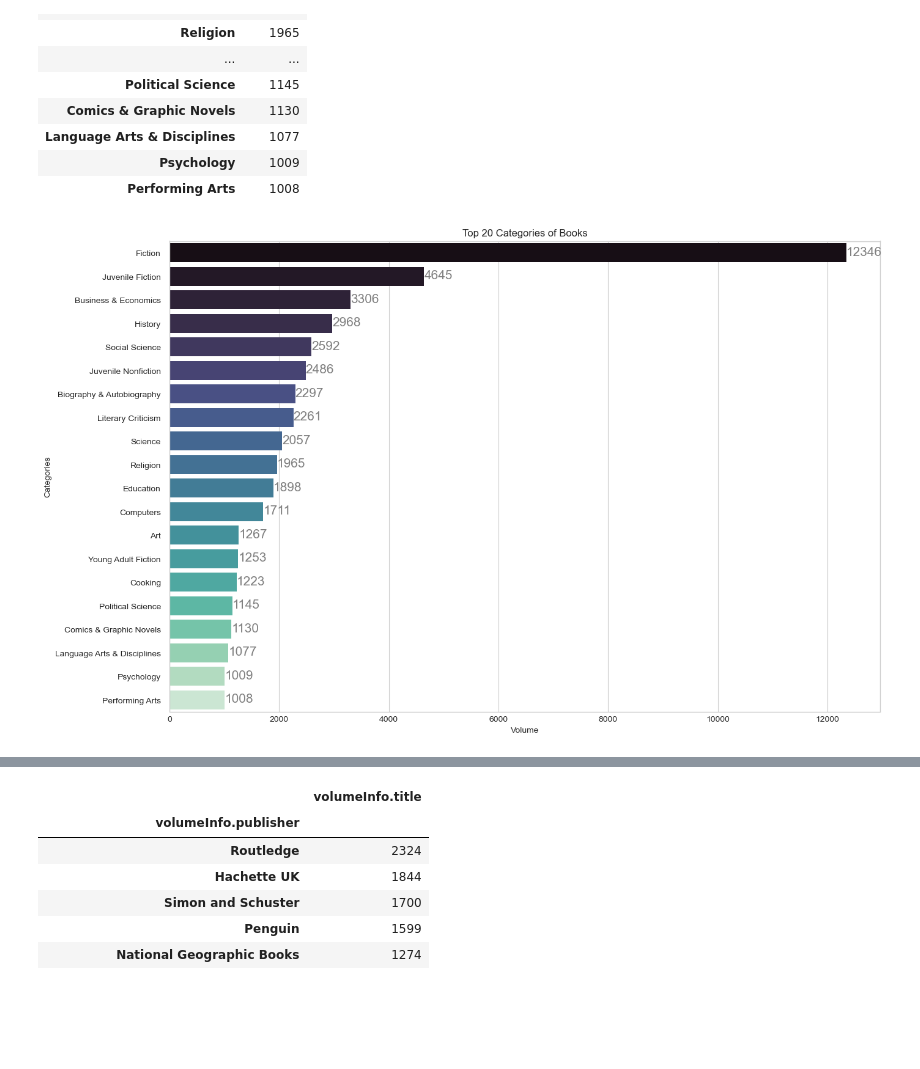
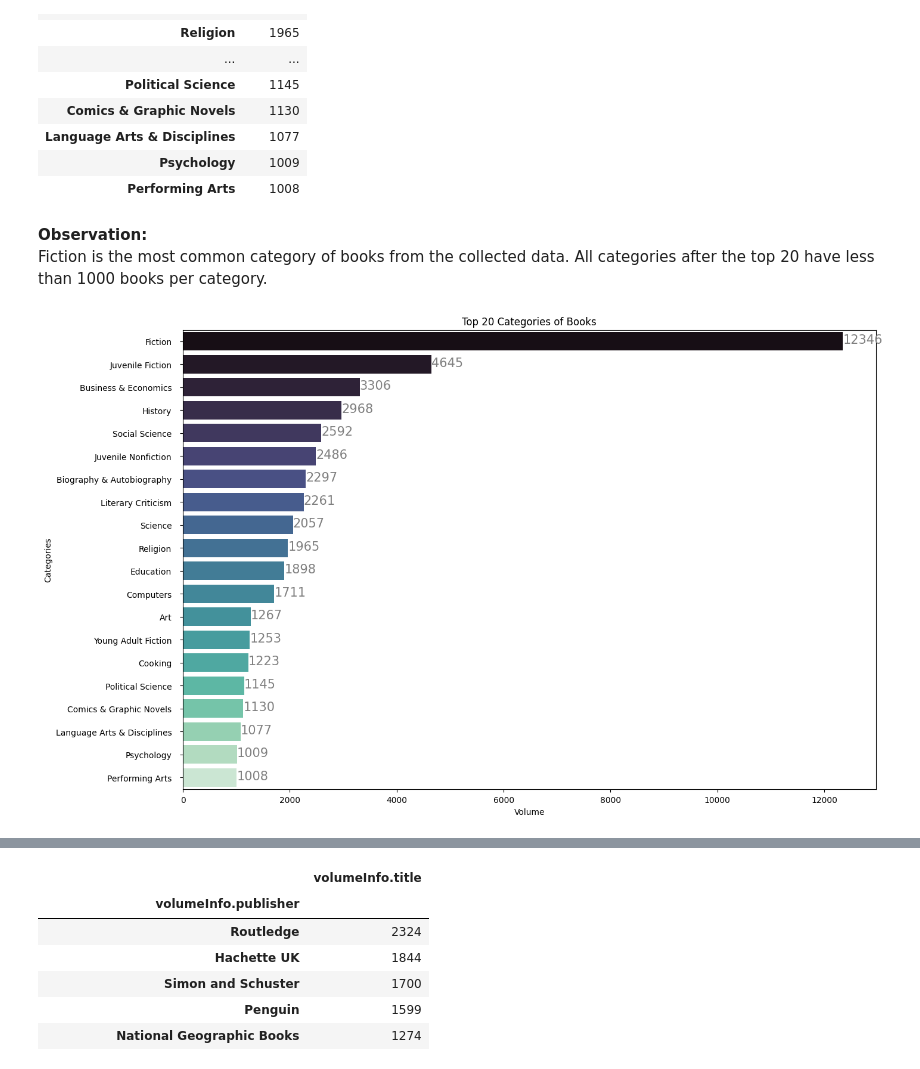
Before and after one commit to hilarylimyuxuan/Book-Recommendation-System, a Jupyter notebook: Book Recommendation System - Google Book.ipynb, the cells around one changed output, grey strips where cells are left out. Drawn from its saved outputs; the diff is of its cells as text; code cells hidden in the pictures; blank space fills up the shorter version.

```diff
--- a/Book Recommendation System - Google Book.ipynb
+++ b/Book Recommendation System - Google Book.ipynb
@@ -1012,10 +986,0 @@ Observation: Based on the bar chart, it is observed that 'Unbroken' and 'Saga' h
-# %%
-plt.style.use('seaborn-whitegrid')
-plt.figure(figsize=(10, 10))
-
-data = top_fifteen_books.sort_values(by='volumeInfo.averageRating', ascending=False).head(15)
-gr = sns.barplot(x="volumeInfo.averageRating", y="volumeInfo.title", data=data, palette="plasma")
-
-for i in gr.patches:
-    gr.text(i.get_width() + .05, i.get_y() + 0.5, str(i.get_width()), fontsize = 10, color = 'k')
-plt.show()
@@ -1095,19 +1014,20 @@ categories_df.head(20)
 | Language Arts & Disciplines | 1077 |
 | Psychology | 1009 |
 | Performing Arts | 1008 |
+# %% [markdown]
+**Observation:**
+<br/>
+Fiction is the most common category of books from the collected data. All categories after the top 20 have less than 1000 books per category.
 # %%
-#Observation: Fiction is the most common category of books from the collected data. All categories after the top 20 have \
-#less than 1000 books per category.
-
 plt.figure(figsize=(15,10))
-ax = sns.barplot(categories_df.head(20)['Volume'], categories_df.head(20).index, palette='mako')
+ax = sns.barplot(x = categories_df.head(20)['Volume'], y = categories_df.head(20).index, palette='mako')
 
 ax.set_xlabel("Volume")
 ax.set_title('Top 20 Categories of Books')
 ax.xaxis.set_tick_params(pad = 5)
 ax.yaxis.set_tick_params(pad = 10)
 for i in ax.patches:
     plt.text(i.get_width()+0.2, i.get_y()+0.5, str(round(i.get_width())),fontsize = 15, color ='grey')
 plt.show()
 # %% [output]
-[figure, old version]
+[figure, new version]
```
Also changed, not shown: parts of 45 cells of this notebook.
